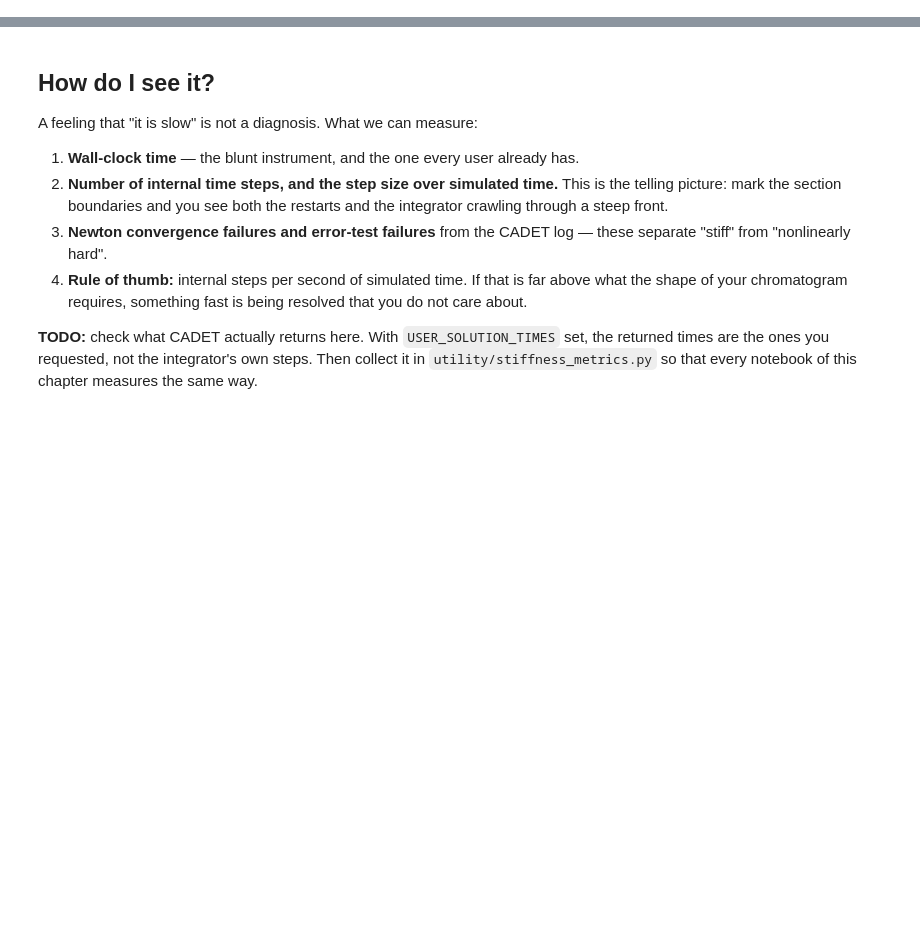
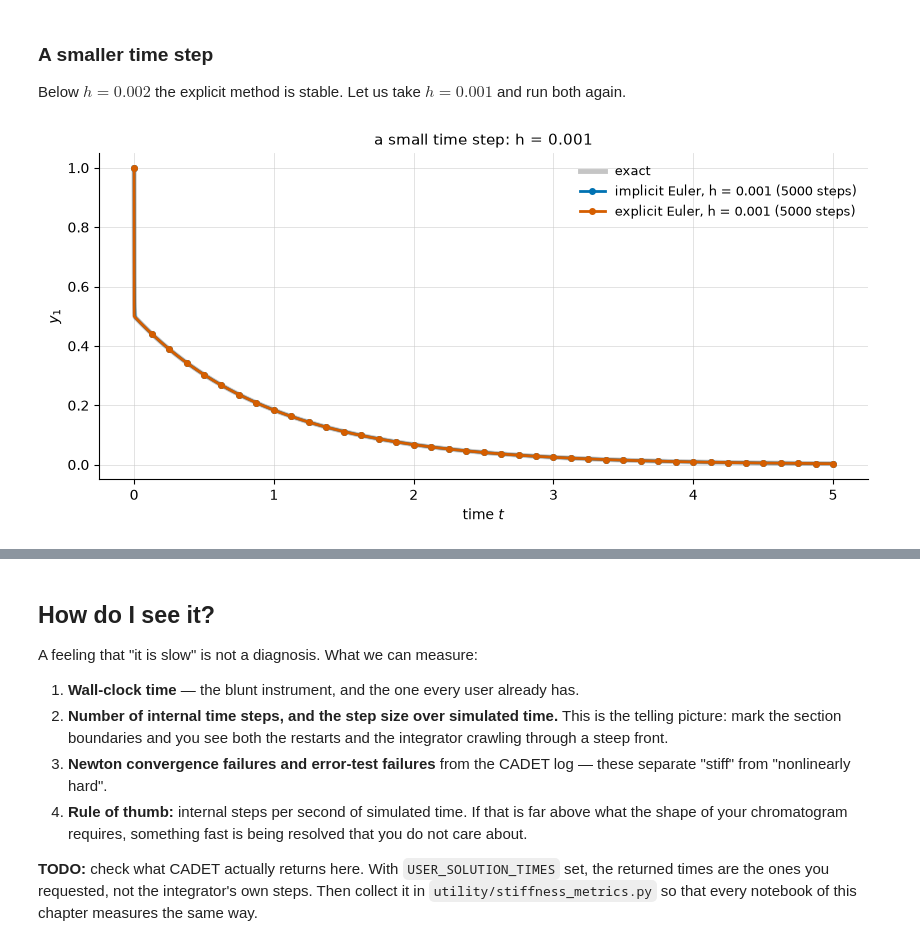
Before and after one commit to cadet/CADET-Workshop, a Jupyter notebook: 98 Numerics/stiffness.ipynb, the cells around one changed output, grey strips where cells are left out. Cells and saved outputs as stored; diff of their text form; code cells hidden in the pictures; blank space fills up the shorter version.

```diff
--- a/98 Numerics/stiffness.ipynb
+++ b/98 Numerics/stiffness.ipynb
@@ -39,0 +104,17 @@ The fast component has decayed to nothing after a few thousandths of a second, a
+# %% [markdown]
+### A smaller time step
+
+Below $h = 0.002$ the explicit method is stable. Let us take $h = 0.001$ and run both again.
+# %%
+time_explicit, y_explicit = demos.explicit_euler(A, y0, h=0.001, t_end=5.0)
+time_implicit, y_implicit = demos.implicit_euler(A, y0, h=0.001, t_end=5.0)
+
+demos.plot_two_scale_runs(
+    [(f"implicit Euler, h = 0.001 ({len(time_implicit) - 1} steps)",
+      time_implicit, y_implicit),
+     (f"explicit Euler, h = 0.001 ({len(time_explicit) - 1} steps)",
+      time_explicit, y_explicit)],
+    t_end=5.0, ylim=(-0.05, 1.05), title="a small time step: h = 0.001",
+);
+# %% [output]
+[figure, added]
```
Also changed, not shown: parts of 9 cells of this notebook, 4 other files.
